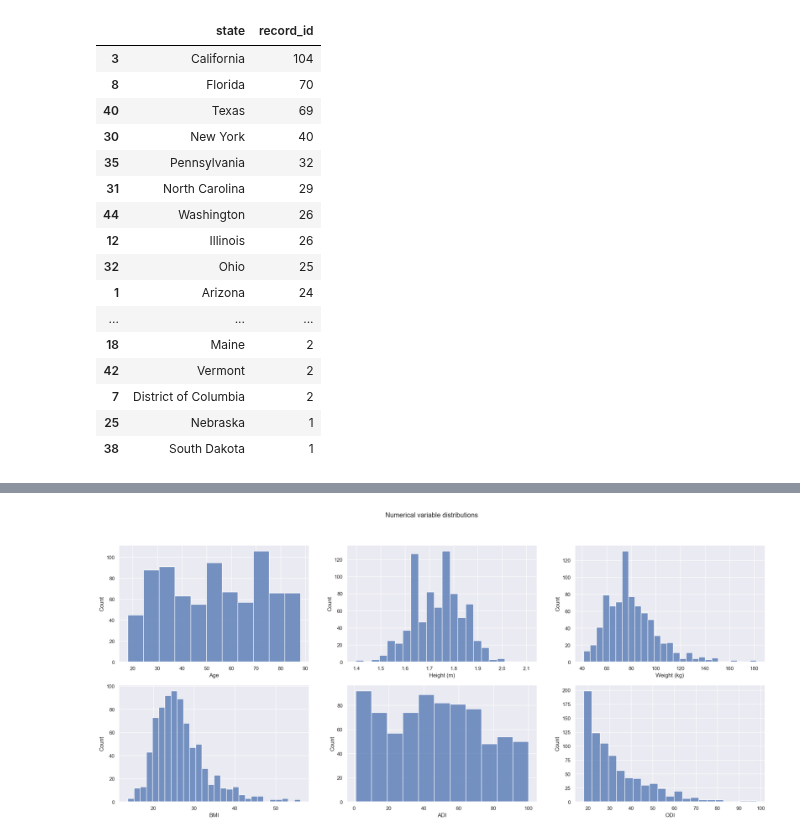
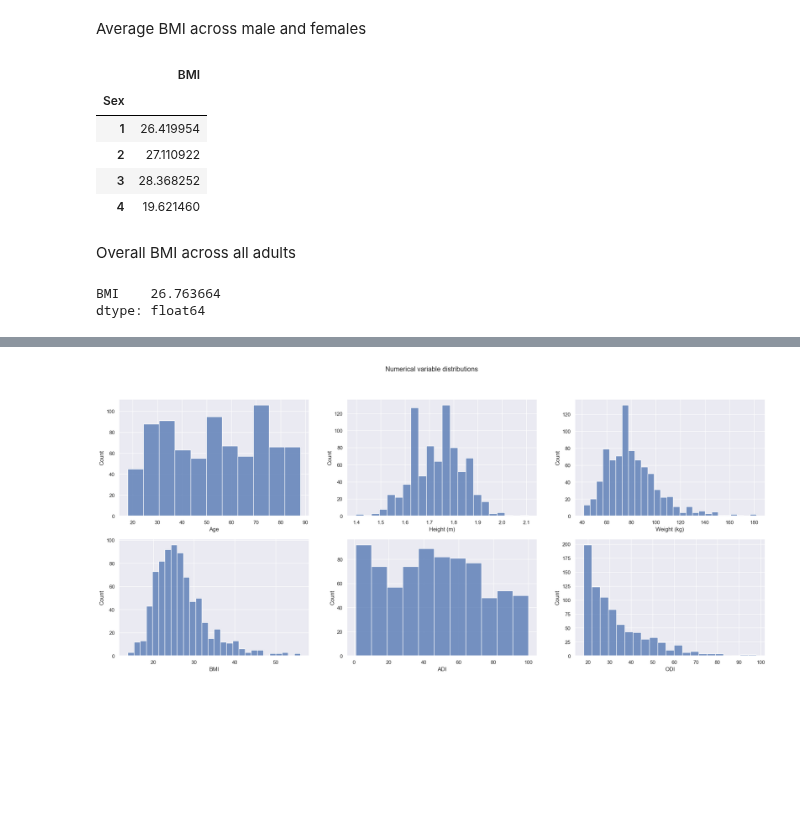
Before and after one commit to evanyfyip/vm-spinal-risk, a Jupyter notebook: vm-spinal-risk/notebooks/aim1_exploratory_analysis/normative_odi_eda.ipynb, the cells around one changed output, grey strips where cells are left out. Cells and saved outputs as stored; diff of their text form; code cells hidden in the pictures; blank space fills up the shorter version.

```diff
--- a/vm-spinal-risk/notebooks/aim1_exploratory_analysis/normative_odi_eda.ipynb
+++ b/vm-spinal-risk/notebooks/aim1_exploratory_analysis/normative_odi_eda.ipynb
@@ -54,21 +61 @@ plt.hist(odi_quality_df.adi_score)
-# %%
-odi_quality_df[['record_id', 'state']].groupby('state').count().reset_index().sort_values('record_id', ascending=False)
-# %% [output]
-|  | state | record_id |
-| 3 | California | 104 |
-| 8 | Florida | 70 |
-| 40 | Texas | 69 |
-| 30 | New York | 40 |
-| 35 | Pennsylvania | 32 |
-| 31 | North Carolina | 29 |
-| 44 | Washington | 26 |
-| 12 | Illinois | 26 |
-| 32 | Ohio | 25 |
-| 1 | Arizona | 24 |
-| ... | ... | ... |
-| 18 | Maine | 2 |
-| 42 | Vermont | 2 |
-| 7 | District of Columbia | 2 |
-| 25 | Nebraska | 1 |
-| 38 | South Dakota | 1 |
 # %%
@@ -75,0 +76,19 @@ odi_rename = odi_quality_df.rename(columns={'age': 'Age', 'sex': 'Sex', 'height_
+# %% [markdown]
+Average BMI across male and females
+# %%
+adults = odi_rename[odi_rename['Age'] >= 20]
+adults[['Sex', 'BMI']].groupby(by='Sex').mean()
+# %% [output]
+|  | BMI |
+| Sex |  |
+| 1 | 26.419954 |
+| 2 | 27.110922 |
+| 3 | 28.368252 |
+| 4 | 19.621460 |
+# %% [markdown]
+Overall BMI across all adults
+# %%
+adults[['BMI']].mean()
+# %% [output]
+BMI    26.763664
+dtype: float64
```
Also changed, not shown: parts of 28 cells of this notebook, 3 other files.
